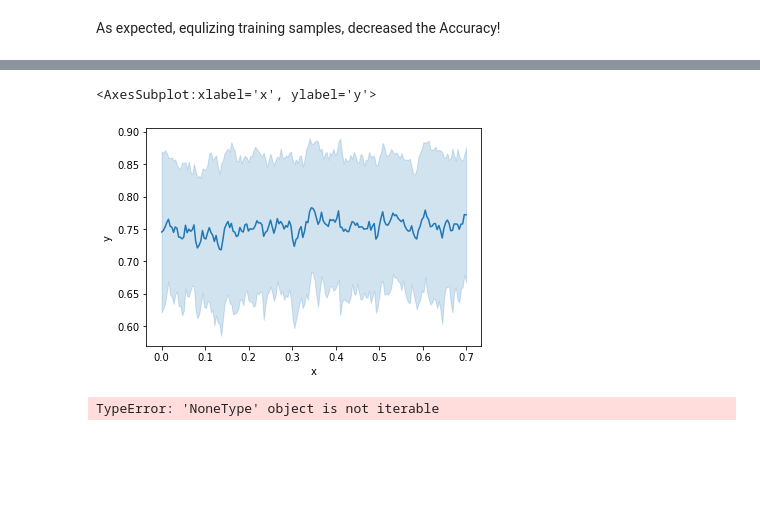
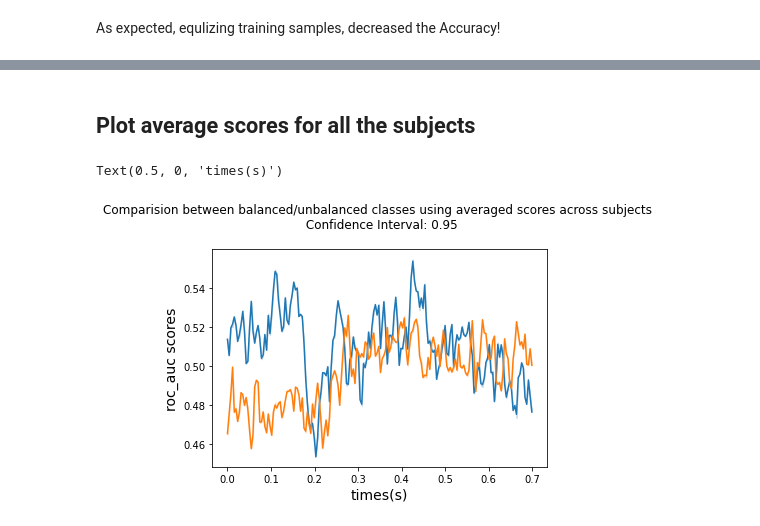
Before and after one commit to ssaket/eeg-pipeline, a Jupyter notebook: decoding.ipynb, the cells around one changed output, grey strips where cells are left out. Saved outputs shown, nothing was run; the diff lists cells and outputs as text; code cells hidden in the pictures; blank space fills up the shorter version.

```diff
--- a/decoding.ipynb
+++ b/decoding.ipynb
@@ -372,11 +311,0 @@ sns.lineplot(data=ds, x='x_', y='y_', ci=0.95, estimator='mean')
-# %%
- sns.lineplot(data=ds, x='x', y='y', ci='sd')
-# %% [output]
-<AxesSubplot:xlabel='x', ylabel='y'>
-[figure, removed]
-# %%
-svm_scr = []
-for i, pipeline in enumerate(pipelines):
-    svm_scr.extend(pipeline.decoding_score)
-# %% [output]
-TypeError: 'NoneType' object is not iterable
@@ -385,0 +315,14 @@ ax = sns.barplot(x=list(range(1,41)), y=svm_scr[::2])
+# %% [markdown]
+## Plot average scores for all the subjects
+# %%
+# balanced classes
+ax = sns.lineplot(data=ds, x='x', y='y', ci=0.95)
+# unbalanced classes
+ax = sns.lineplot(data=ds, x='x_', y='y_', ci=0.95)
+
+ax.set_title('Comparision between balanced/unbalanced classes using averaged scores across subjects \n Confidence Interval: 0.95\n')
+ax.set_ylabel('roc_auc scores', fontsize=14)
+ax.set_xlabel('times(s)', fontsize=14)
+# %% [output]
+Text(0.5, 0, 'times(s)')
+[figure, added]
```
Also changed, not shown: parts of 89 cells of this notebook, 1 other file.
